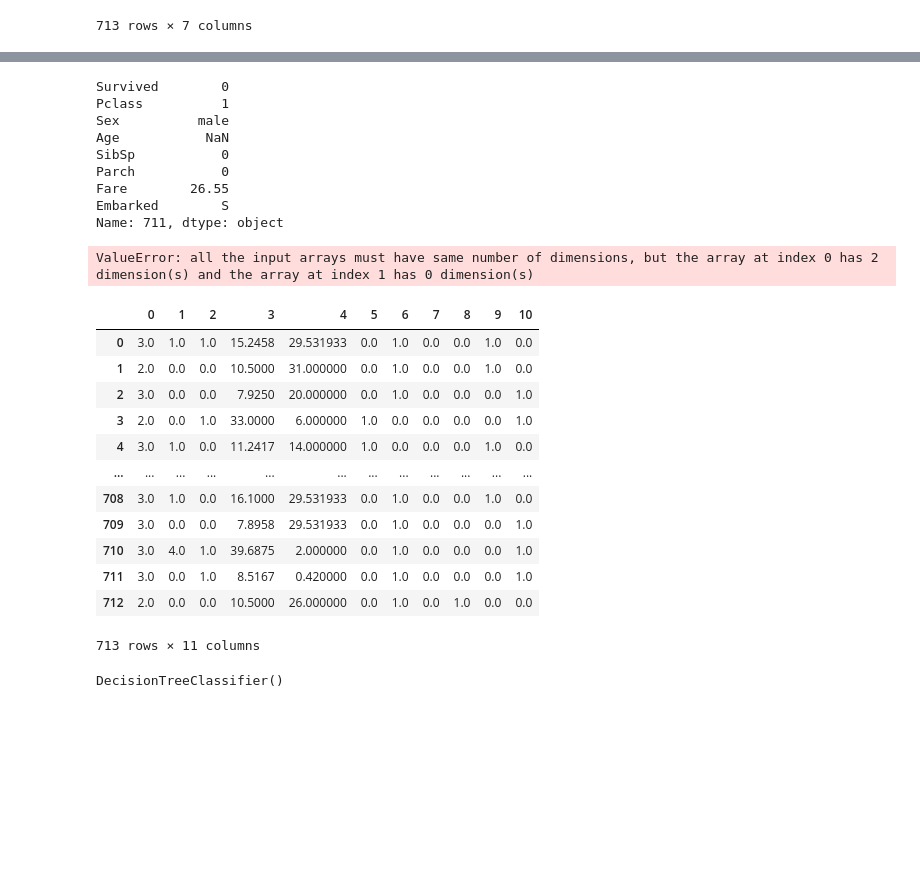
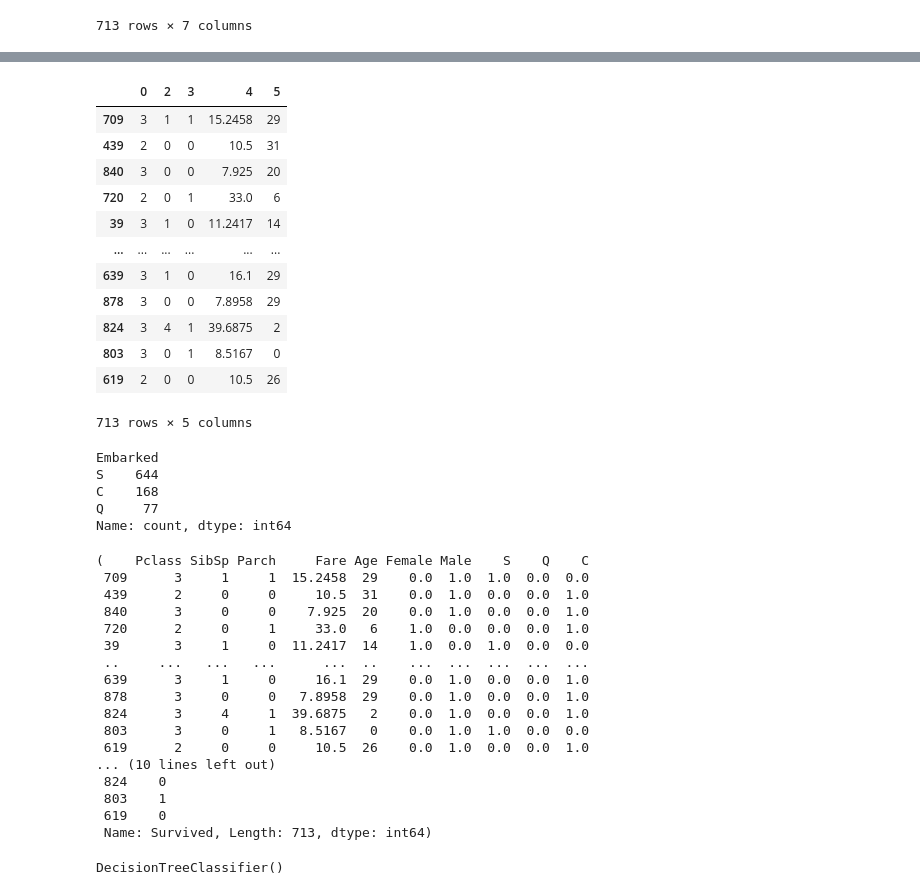
Before and after one commit to NikhilJuneja9/Machine_Learning_Pipeline, a Jupyter notebook: without_using_pipeline.ipynb, the cells around one changed output, grey strips where cells are left out. Drawn from its saved outputs; the diff is of its cells as text; code cells hidden in the pictures; blank space fills up the shorter version.

```diff
--- a/without_using_pipeline.ipynb
+++ b/without_using_pipeline.ipynb
@@ -132,40 +202,56 @@ Embarked_test = ohe_embarked.fit(x_test[["Embarked"]])
 # %%
 #in decision tree we dont have to remove one columns as there is no case of multiple collinearity
-x_train.drop(columns=["Sex","Embarked"],inplace=True)
-x_test.drop(columns=["Sex","Embarked"],inplace=True)
+x_train.drop(columns=[1,6],inplace=True)
+x_test.drop(columns=[1,6],inplace=True)
 # %%
-df.iloc[711]
+x_train
 # %% [output]
+|  | 0 | 2 | 3 | 4 | 5 |
+| 709 | 3 | 1 | 1 | 15.2458 | 29 |
+| 439 | 2 | 0 | 0 | 10.5 | 31 |
+| 840 | 3 | 0 | 0 | 7.925 | 20 |
+| 720 | 2 | 0 | 1 | 33.0 | 6 |
+| 39 | 3 | 1 | 0 | 11.2417 | 14 |
+| ... | ... | ... | ... | ... | ... |
+| 639 | 3 | 1 | 0 | 16.1 | 29 |
+| 878 | 3 | 0 | 0 | 7.8958 | 29 |
+| 824 | 3 | 4 | 1 | 39.6875 | 2 |
+| 803 | 3 | 0 | 1 | 8.5167 | 0 |
+| 619 | 2 | 0 | 0 | 10.5 | 26 |
-Survived        0
-Pclass          1
-Sex          male
-Age           NaN
-SibSp           0
-Parch           0
-Fare        26.55
-Embarked        S
-Name: 711, dtype: object
+713 rows × 5 columns
 # %%
-x_train_transformed = np.concatenate((x_train,male_female_train,Embarked_train),axis=1)
-x_test_transformed = np.concatenate((x_test,male_female_test,Embarked_test),axis=1)
+x_train_transformed = np.concatenate((x_train,sex_train,Embarked_train),axis=1)
+x_test_transformed = np.concatenate((x_test,sex_test,Embarked_test),axis=1)
-# %% [output]
-ValueError: all the input arrays must have same number of dimensions, but the array at index 0 has 2 dimension(s) and the array at index 1 has 0 dimension(s)
+# %%
+pd.value_counts(df["Embarked"])
+# %% [output]
+Embarked
+S    644
+C    168
+Q     77
+Name: count, dtype: int64
 # %%
-pd.DataFrame(x_train_transformed)
+x_train = pd.DataFrame(x_train_transformed,columns=["Pclass","SibSp","Parch","Fare","Age","Female","Male","S","Q","C"]).set_index(y_train.index)
+x_test = pd.DataFrame(x_test_transformed,columns=["Pclass","SibSp","Parch","Fare","Age","Female","Male","S","Q","C"]).set_index(y_test.index)
+x_train,y_train
 # %% [output]
-|  | 0 | 1 | 2 | 3 | 4 | 5 | 6 | 7 | 8 | 9 | 10 |
-| 0 | 3.0 | 1.0 | 1.0 | 15.2458 | 29.531933 | 0.0 | 1.0 | 0.0 | 0.0 | 1.0 | 0.0 |
-| 1 | 2.0 | 0.0 | 0.0 | 10.5000 | 31.000000 | 0.0 | 1.0 | 0.0 | 0.0 | 1.0 | 0.0 |
-| 2 | 3.0 | 0.0 | 0.0 | 7.9250 | 20.000000 | 0.0 | 1.0 | 0.0 | 0.0 | 0.0 | 1.0 |
-| 3 | 2.0 | 0.0 | 1.0 | 33.0000 | 6.000000 | 1.0 | 0.0 | 0.0 | 0.0 | 0.0 | 1.0 |
-| 4 | 3.0 | 1.0 | 0.0 | 11.2417 | 14.000000 | 1.0 | 0.0 | 0.0 | 0.0 | 1.0 | 0.0 |
-| ... | ... | ... | ... | ... | ... | ... | ... | ... | ... | ... | ... |
-| 708 | 3.0 | 1.0 | 0.0 | 16.1000 | 29.531933 | 0.0 | 1.0 | 0.0 | 0.0 | 1.0 | 0.0 |
-| 709 | 3.0 | 0.0 | 0.0 | 7.8958 | 29.531933 | 0.0 | 1.0 | 0.0 | 0.0 | 0.0 | 1.0 |
-| 710 | 3.0 | 4.0 | 1.0 | 39.6875 | 2.000000 | 0.0 | 1.0 | 0.0 | 0.0 | 0.0 | 1.0 |
-| 711 | 3.0 | 0.0 | 1.0 | 8.5167 | 0.420000 | 0.0 | 1.0 | 0.0 | 0.0 | 0.0 | 1.0 |
-| 712 | 2.0 | 0.0 | 0.0 | 10.5000 | 26.000000 | 0.0 | 1.0 | 0.0 | 1.0 | 0.0 | 0.0 |
-713 rows × 11 columns
+(    Pclass SibSp Parch     Fare Age Female Male    S    Q    C
+ 709      3     1     1  15.2458  29    0.0  1.0  1.0  0.0  0.0
+ 439      2     0     0     10.5  31    0.0  1.0  0.0  0.0  1.0
+ 840      3     0     0    7.925  20    0.0  1.0  0.0  0.0  1.0
+ 720      2     0     1     33.0   6    1.0  0.0  0.0  0.0  1.0
+ 39       3     1     0  11.2417  14    1.0  0.0  1.0  0.0  0.0
+ ..     ...   ...   ...      ...  ..    ...  ...  ...  ...  ...
+ 639      3     1     0     16.1  29    0.0  1.0  0.0  0.0  1.0
+ 878      3     0     0   7.8958  29    0.0  1.0  0.0  0.0  1.0
+ 824      3     4     1  39.6875   2    0.0  1.0  0.0  0.0  1.0
+ 803      3     0     1   8.5167   0    0.0  1.0  1.0  0.0  0.0
+ 619      2     0     0     10.5  26    0.0  1.0  0.0  0.0  1.0
+... (10 lines left out)
+ 824    0
+ 803    1
+ 619    0
+ Name: Survived, Length: 713, dtype: int64)
 # %%
 #Model_bulding
 dt = DecisionTreeClassifier()
```
Also changed, not shown: parts of 12 cells of this notebook.
